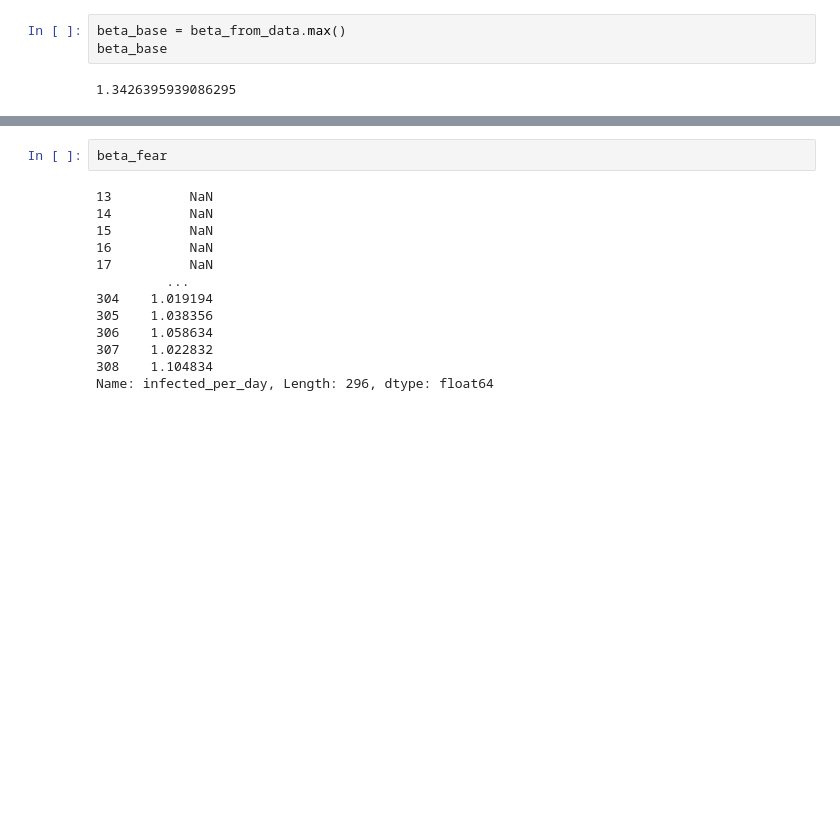
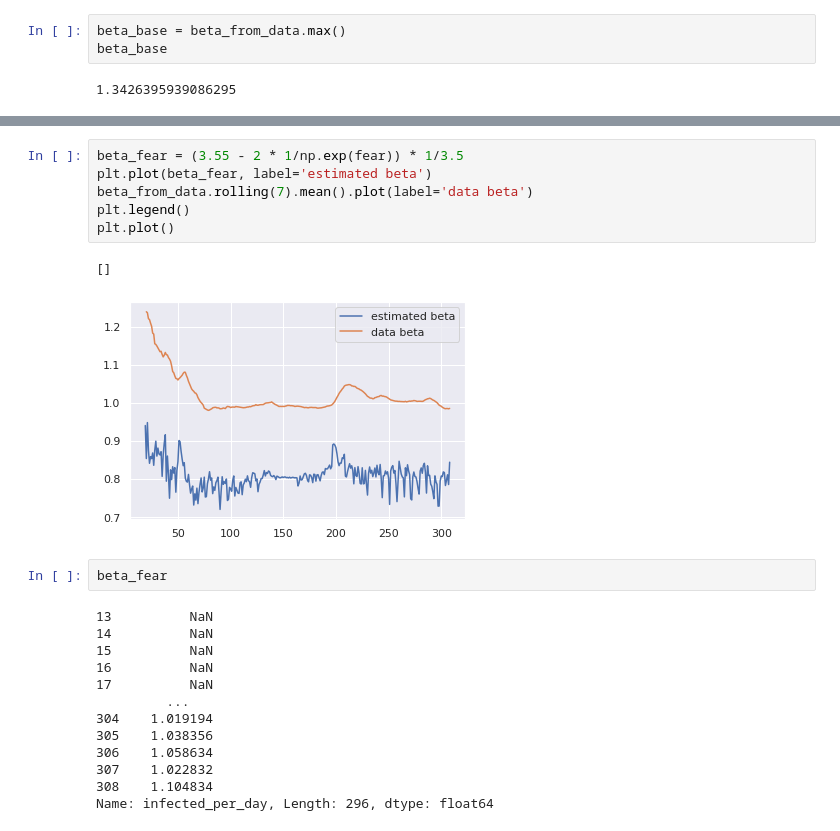
Before and after one commit to btseytlin/covid_peak_sir_modelling, a Jupyter notebook: seir_curve_fit.ipynb, the cells around one changed output, grey strips where cells are left out. Cells and saved outputs as stored; diff of their text form; blank space fills up the shorter version.

```diff
--- a/seir_curve_fit.ipynb
+++ b/seir_curve_fit.ipynb
@@ -149,3 +171,12 @@ plt.plot()
+# %%
+beta_fear = (3.55 - 2 * 1/np.exp(fear)) * 1/3.5
+plt.plot(beta_fear, label='estimated beta')
+beta_from_data.rolling(7).mean().plot(label='data beta')
+plt.legend()
+plt.plot()
+# %% [output]
+[]
+[figure, added]
 # %%
 beta_fear
 # %% [output]
```
Also changed, not shown: parts of 18 cells of this notebook, 1 other file.
